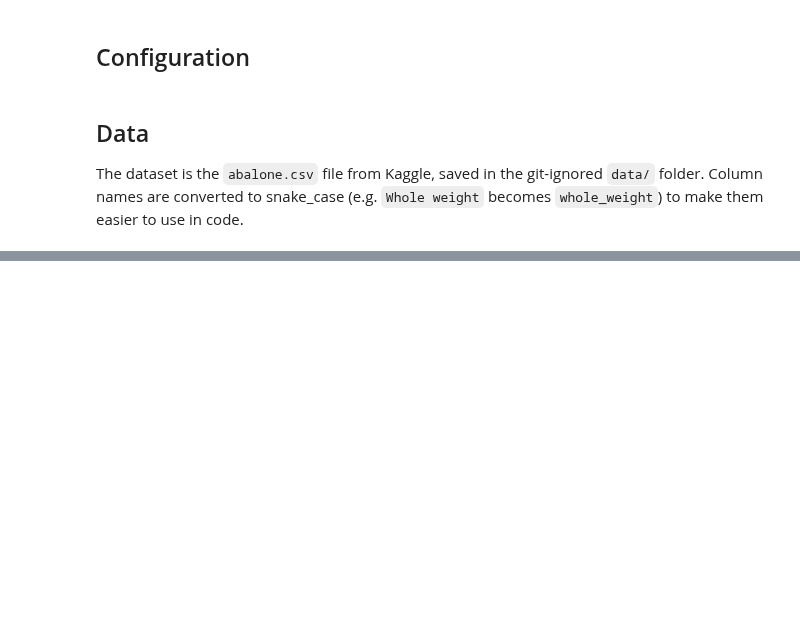
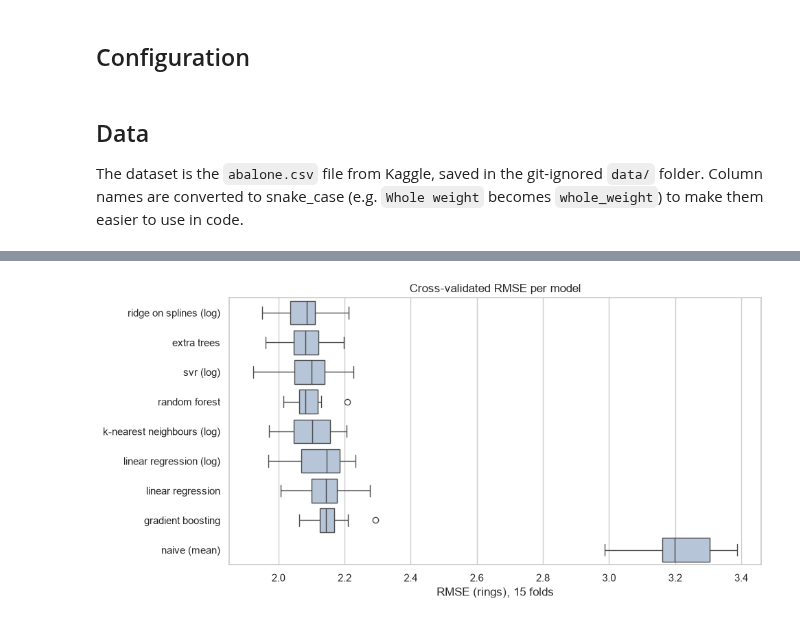
Before and after one commit to Spaard/xhec-mlops-2026-project, a Jupyter notebook: notebooks/modelling.ipynb, the cells around one changed output, grey strips where cells are left out. Cells and saved outputs as stored; diff of their text form; code cells hidden in the pictures; blank space fills up the shorter version.

```diff
--- a/notebooks/modelling.ipynb
+++ b/notebooks/modelling.ipynb
@@ -155,0 +343,31 @@ Name: test set, dtype: float64
+# %%
+candidate_models = {
+    "linear regression (log)": make_model(
+        LinearRegression(), log_features=True, log_target=True
+    ),
+    "ridge on splines (log)": make_model(
+        make_pipeline(SplineTransformer(), RidgeCV(alphas=np.logspace(-3, 3, 20))),
+        log_features=True,
+        log_target=True,
+    ),
+    "svr (log)": make_model(SVR(), log_features=True),
+    "k-nearest neighbours (log)": make_model(
+        KNeighborsRegressor(n_neighbors=25, weights="distance"), log_features=True
+    ),
+    "random forest": make_model(
+        RandomForestRegressor(
+            n_estimators=300, min_samples_leaf=5, random_state=RANDOM_STATE
+        )
+    ),
+    "extra trees": make_model(
+        ExtraTreesRegressor(
+            n_estimators=300, min_samples_leaf=5, random_state=RANDOM_STATE
+        )
+    ),
+    "gradient boosting": make_model(
+        HistGradientBoostingRegressor(random_state=RANDOM_STATE)
+    ),
+}
+for name, model in candidate_models.items():
+    cross_validate_model(name, model)
+summarise_cv_results()
@@ -155,0 +385,14 @@ Name: test set, dtype: float64
+# %%
+def plot_cv_results() -> None:
+    """Plot the distribution of the cross-validated RMSE of each model."""
+    order = summarise_cv_results().index
+    rmse_per_fold = pd.DataFrame({name: cv_results[name]["rmse"] for name in order})
+    fig, ax = plt.subplots(figsize=(10, 0.45 * len(order) + 1))
+    sns.boxplot(data=rmse_per_fold, orient="h", ax=ax, color="lightsteelblue")
+    ax.set(xlabel="RMSE (rings), 15 folds", title="Cross-validated RMSE per model")
+    plt.show()
+
+
+plot_cv_results()
+# %% [output]
+[figure, added]
```
Also changed, not shown: parts of 71 cells of this notebook.
